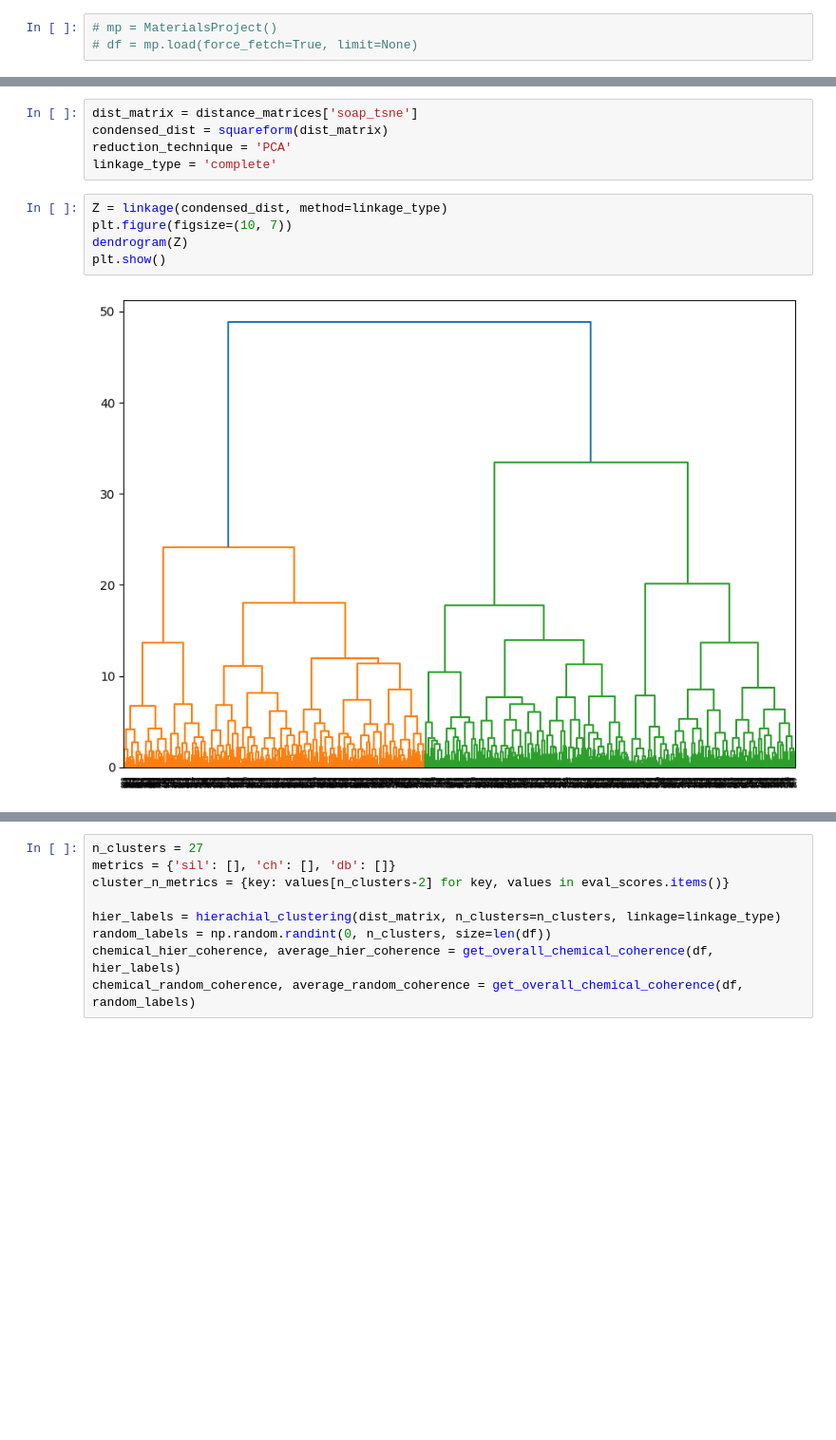
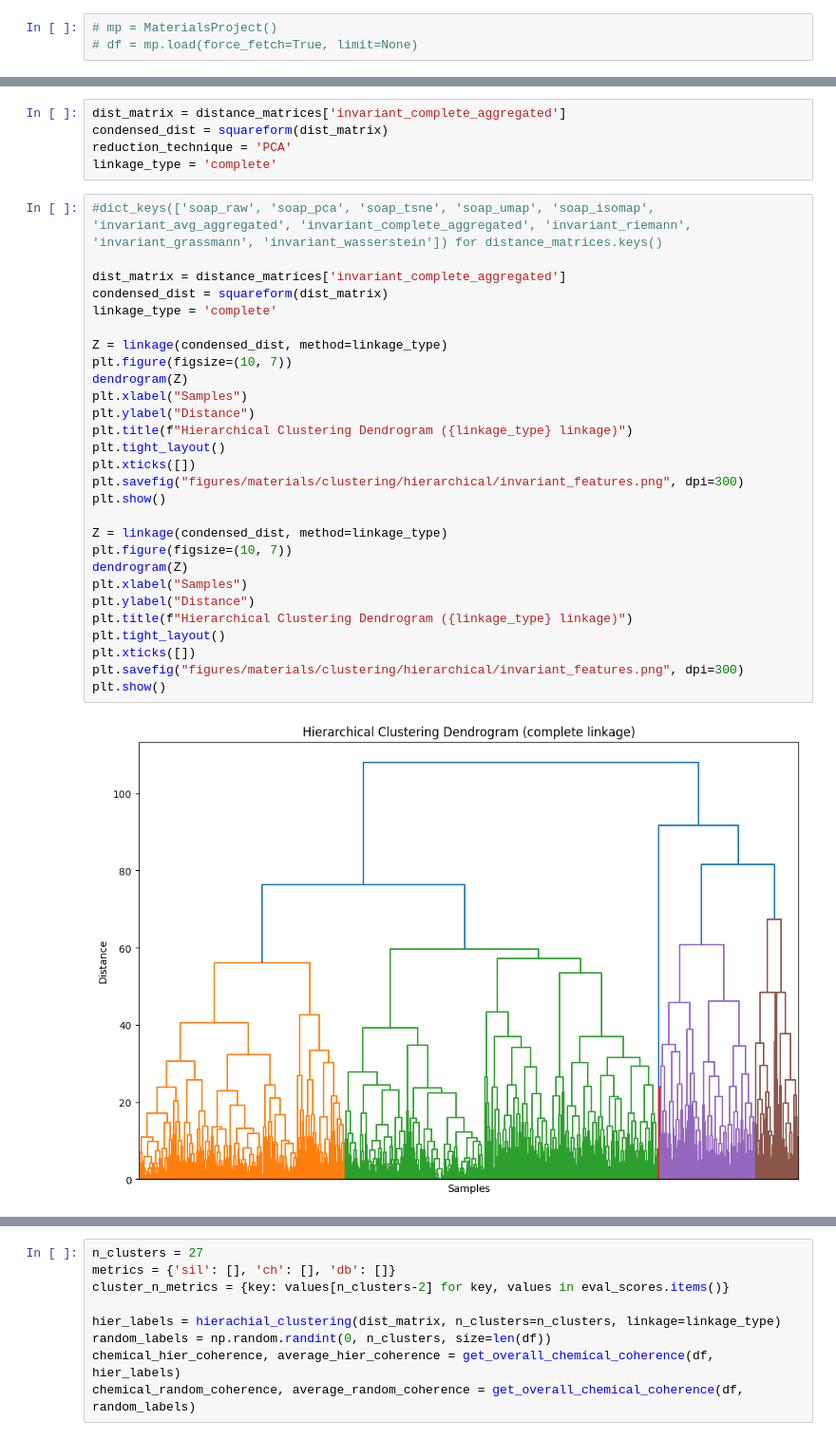
Before and after one commit to karlfindhansen/Non-Euclidean-Distances-in-Molecular-Representation, a Jupyter notebook: notebooks/Materials Project/evaluation/comparative_eval.ipynb, the cells around one changed output, grey strips where cells are left out. Shown at 95% size. Drawn from its saved outputs; the diff is of its cells as text; blank space fills up the shorter version.

Commit message:
chore: evaluated invariant features

```diff
--- a/notebooks/Materials Project/evaluation/comparative_eval.ipynb
+++ b/notebooks/Materials Project/evaluation/comparative_eval.ipynb
@@ -42,12 +42,35 @@ dict_keys(['soap_pca', 'soap_tsne', 'soap_umap', 'soap_isomap', 'invariant_aggre
 # %%
-dist_matrix = distance_matrices['soap_tsne']
+dist_matrix = distance_matrices['invariant_complete_aggregated']
 condensed_dist = squareform(dist_matrix)
 reduction_technique = 'PCA'
 linkage_type = 'complete'
 # %%
+#dict_keys(['soap_raw', 'soap_pca', 'soap_tsne', 'soap_umap', 'soap_isomap', 'invariant_avg_aggregated', 'invariant_complete_aggregated', 'invariant_riemann', 'invariant_grassmann', 'invariant_wasserstein']) for distance_matrices.keys()
+
+dist_matrix = distance_matrices['invariant_complete_aggregated']
+condensed_dist = squareform(dist_matrix)
+linkage_type = 'complete'
+
 Z = linkage(condensed_dist, method=linkage_type)
 plt.figure(figsize=(10, 7))
 dendrogram(Z)
+plt.xlabel("Samples")
+plt.ylabel("Distance")
+plt.title(f"Hierarchical Clustering Dendrogram ({linkage_type} linkage)")
+plt.tight_layout()
+plt.xticks([])
+plt.savefig("figures/materials/clustering/hierarchical/invariant_features.png", dpi=300)
 plt.show()
+
+Z = linkage(condensed_dist, method=linkage_type)
+plt.figure(figsize=(10, 7))
+dendrogram(Z)
+plt.xlabel("Samples")
+plt.ylabel("Distance")
+plt.title(f"Hierarchical Clustering Dendrogram ({linkage_type} linkage)")
+plt.tight_layout()
+plt.xticks([])
+plt.savefig("figures/materials/clustering/hierarchical/invariant_features.png", dpi=300)
+plt.show()
 # %% [output]
-[figure, old version]
+[figure, new version]
```
Also changed, not shown: parts of 6 cells of this notebook, 4 other files.
